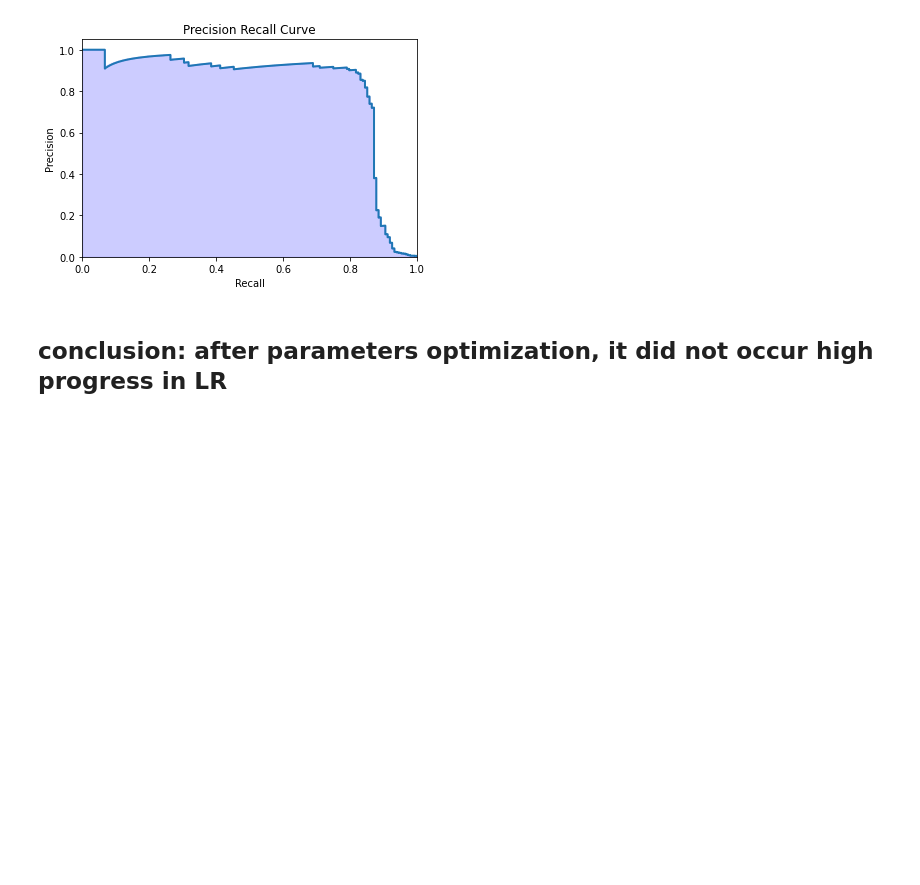
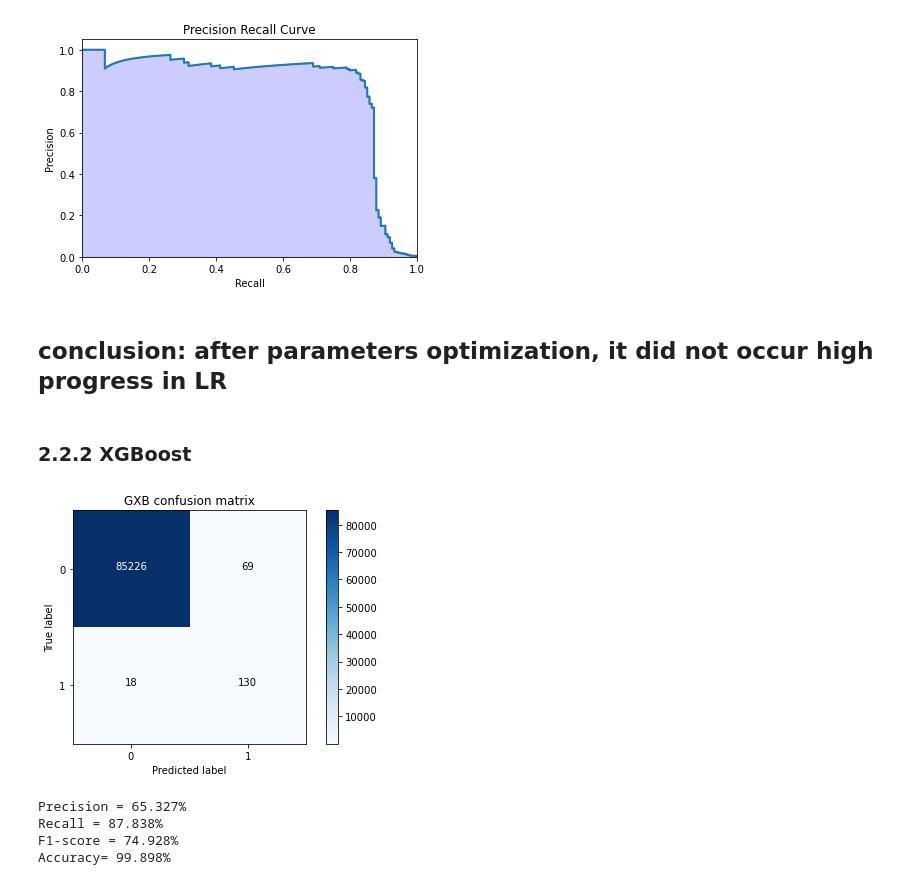
Before and after one commit to DuanLee2520/creditCardFraud, a Jupyter notebook: CCFraud.ipynb, the cells around one changed output. Cells and saved outputs as stored; diff of their text form; code cells hidden in the pictures; blank space fills up the shorter version.

```diff
--- a/CCFraud.ipynb
+++ b/CCFraud.ipynb
@@ -366,3 +366,27 @@ Accuracy= 97.479%
 [figure]
 # %% [markdown]
 ## conclusion: after parameters optimization, it did not occur high progress in LR
+# %% [markdown]
+### 2.2.2 XGBoost
+# %%
+xgb_cf=xgb.XGBClassifier(n_jobs=-1)
+xgb_cf.fit(x_train_SM,y_train_SM)
+y_pred=xgb_cf.predict(x_test)
+y_score=xgb_cf.predict_proba(x_test)[:,1]
+
+cm=confusion_matrix(y_test,y_pred)
+class_names=[0,1]
+plt.figure()
+plot_confusion_matrix(cm,
+                     classes=class_names,
+                     title="GXB confusion matrix")
+plt.show()
+# %% [output]
+[figure, added]
+# %%
+show_metrics()
+# %% [output]
+Precision = 65.327%
+Recall = 87.838%
+F1-score = 74.928%
+Accuracy= 99.898%
```
Also changed, not shown: parts of 27 cells of this notebook.
